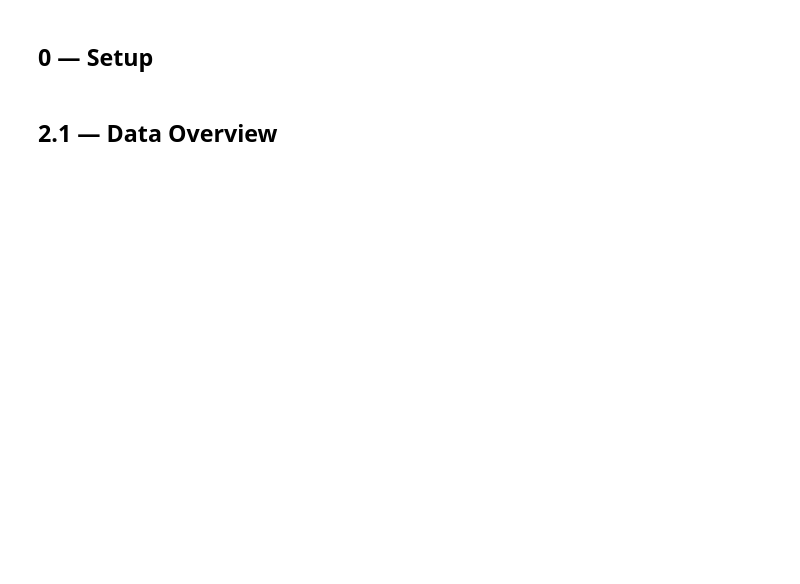
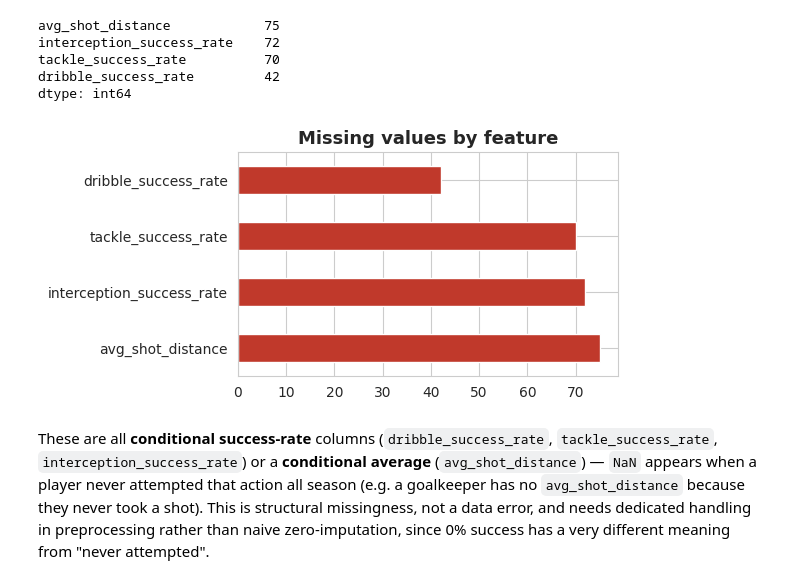
Before and after one commit to AIVIETNAM-AIO-Kaisye/football-shot-clustering, a Jupyter notebook: notebooks/01_data_and_eda.ipynb, the cells around one changed output. Drawn from its saved outputs; the diff is of its cells as text; code cells hidden in the pictures; blank space fills up the shorter version.

Commit message:
feat: Player style clustering master pipeline

```diff
--- a/notebooks/01_data_and_eda.ipynb
+++ b/notebooks/01_data_and_eda.ipynb
@@ -241,0 +43,11 @@ if failed_matches:
+# %%
+# Read from the local repo's data/ if present; otherwise (e.g. a bare Kaggle/Colab notebook)
+# fall back to a writable working directory - /kaggle/input/... is read-only, so outputs
+# can never be written there.
+_LOCAL_DATA_DIR = next((p for p in [Path("../data"), Path("data"), Path("../../data")] if p.exists()), None)
+if _LOCAL_DATA_DIR is not None:
+    DATA_DIR = _LOCAL_DATA_DIR.resolve()
+else:
+    DATA_DIR = Path("/kaggle/working/data")
+    DATA_DIR.mkdir(parents=True, exist_ok=True)
+print("Using data directory:", DATA_DIR)
@@ -271,4 +520,13 @@ Use `utf-8-sig` encoding so Excel/pandas can read accented player names without
 # %%
-WORK_DIR.mkdir(parents=True, exist_ok=True)
-df.to_csv(OUTPUT_CSV, index=False, encoding="utf-8-sig")
-print(f"Saved: {OUTPUT_CSV}  ({df.shape[0]} rows, {df.shape[1]} columns)")
+df = pd.read_csv(OUTPUT_CSV, encoding="utf-8-sig")
+
+FEATURE_COLS = [
+    "shots_p90", "np_goals_p90", "avg_shot_distance", "dribbles_p90", "dribble_success_rate",
+    "touches_p90", "touches_in_box_p90", "passes_p90", "pass_completion_pct", "key_passes_p90",
+    "assists_p90", "crosses_p90", "through_balls_p90", "long_balls_p90", "avg_pass_length",
+    "pressures_p90", "tackles_p90", "tackle_success_rate", "interceptions_p90",
+    "interception_success_rate", "ball_recoveries_p90", "clearances_p90", "aerial_won_p90",
+    "fouls_committed_p90", "fouls_won_p90", "avg_location_x", "avg_location_y",
+    "std_location_x", "std_location_y",
+]
+print("Shape:", df.shape, "| numeric features:", len(FEATURE_COLS))
@@ -302,2 +547,19 @@ Note: `keeper_x`/`keeper_y` is missing in some shots (goalkeeper does not appear
+# %%
+missing = df[FEATURE_COLS].isna().sum()
+missing = missing[missing > 0].sort_values(ascending=False)
+print(missing)
+
+fig, ax = plt.subplots(figsize=(6, 3))
+missing.plot(kind="barh", ax=ax, color="#c0392b")
+ax.set_title("Missing values by feature")
+plt.tight_layout()
+plt.show()
+# %% [output]
+avg_shot_distance            75
+interception_success_rate    72
+tackle_success_rate          70
+dribble_success_rate         42
+dtype: int64
+[figure, added]
 # %% [markdown]
-## 0 — Setup
+These are all **conditional success-rate** columns (`dribble_success_rate`, `tackle_success_rate`, `interception_success_rate`) or a **conditional average** (`avg_shot_distance`) — `NaN` appears when a player never attempted that action all season (e.g. a goalkeeper has no `avg_shot_distance` because they never took a shot). This is structural missingness, not a data error, and needs dedicated handling in preprocessing rather than naive zero-imputation, since 0% success has a very different meaning from "never attempted".
@@ -321,2 +565,0 @@ df.shape
-# %% [markdown]
-## 2.1 — Data Overview
```
Also changed, not shown: parts of 105 cells of this notebook, 3 other files.
